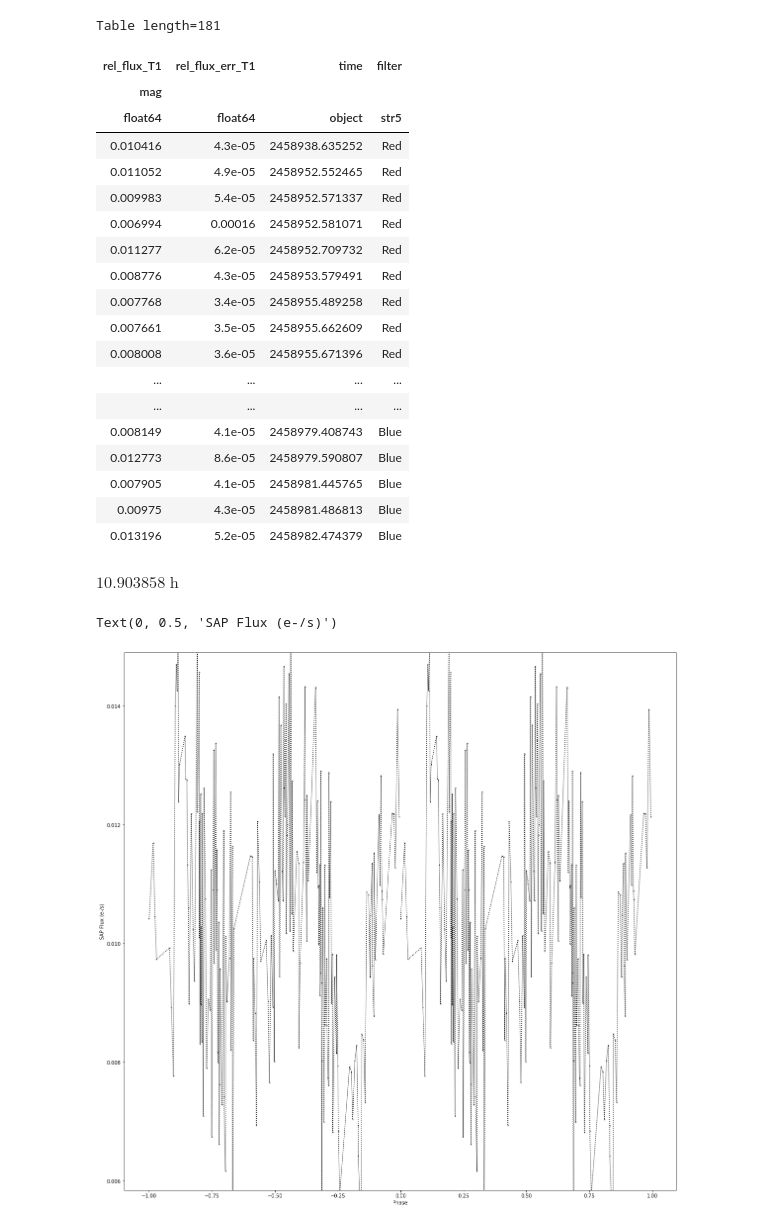
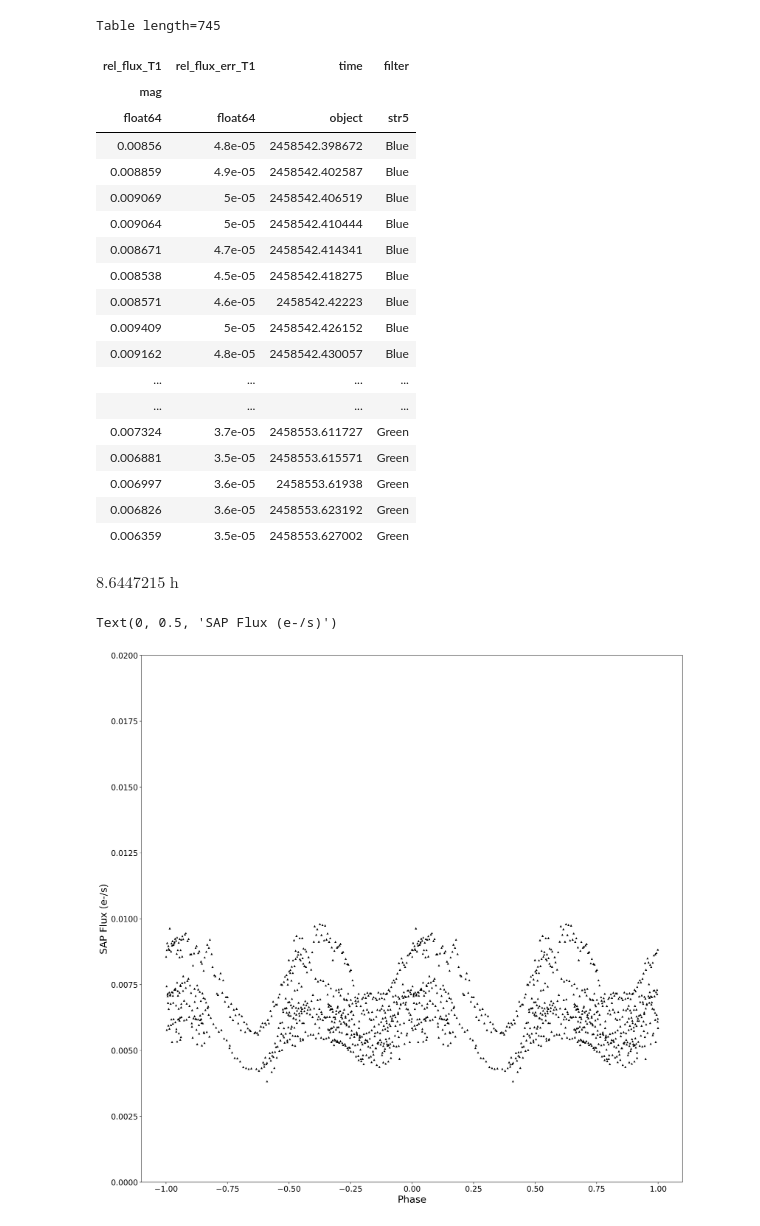
Before and after one commit to porkfactor/SXS810, a Jupyter notebook: Plot Multi-band Measurements.ipynb, the cells around one changed output. Saved outputs shown, nothing was run; the diff lists cells and outputs as text; code cells hidden in the pictures.

```diff
--- a/Plot Multi-band Measurements.ipynb
+++ b/Plot Multi-band Measurements.ipynb
@@ -33,14 +33,15 @@ def check_filter(labels):
     return values
 # %%
 # constants
-working_directory = Path('/home/localadmin')
-csv_data = working_directory / 'measurements.csv'
-swasp_data = working_directory / ''
+working_directory = Path('/data/PIRATE/FITS/')
+csv_data = working_directory / 'CRTS J092751.8-040759.csv'
 
 # TODO: automatically infer this from the FITS data
-period = 10.903858 * u.hour
+period = 8.6447215 * u.hour
+
+plt.style.use('guide.mplstyle')
 # %%
-t = Table.read(csv_data, format='ascii.csv', delimiter=',', fast_reader=False)
+t = Table.read(csv_data, format='ascii.csv', delimiter='\t', fast_reader=False)
 # curate columns
 t['JD_UTC'].unit = u.day
 t['time'] = Time(t['JD_UTC'], format='jd')
@@ -56,45 +57,51 @@ t['rel_flux_T1'].unit = 'mag'
 ts = TimeSeries(t)
 t
 # %% [output]
-Table length=181
+Table length=745
 | rel_flux_T1 | rel_flux_err_T1 | time | filter |
 | mag |  |  |  |
 | float64 | float64 | object | str5 |
-| 0.010416 | 4.3e-05 | 2458938.635252 | Red |
-| 0.011052 | 4.9e-05 | 2458952.552465 | Red |
-| 0.009983 | 5.4e-05 | 2458952.571337 | Red |
-| 0.006994 | 0.00016 | 2458952.581071 | Red |
-| 0.011277 | 6.2e-05 | 2458952.709732 | Red |
-| 0.008776 | 4.3e-05 | 2458953.579491 | Red |
-| 0.007768 | 3.4e-05 | 2458955.489258 | Red |
-| 0.007661 | 3.5e-05 | 2458955.662609 | Red |
-| 0.008008 | 3.6e-05 | 2458955.671396 | Red |
+| 0.00856 | 4.8e-05 | 2458542.398672 | Blue |
+| 0.008859 | 4.9e-05 | 2458542.402587 | Blue |
+| 0.009069 | 5e-05 | 2458542.406519 | Blue |
+| 0.009064 | 5e-05 | 2458542.410444 | Blue |
+| 0.008671 | 4.7e-05 | 2458542.414341 | Blue |
+| 0.008538 | 4.5e-05 | 2458542.418275 | Blue |
+| 0.008571 | 4.6e-05 | 2458542.42223 | Blue |
+| 0.009409 | 5e-05 | 2458542.426152 | Blue |
+| 0.009162 | 4.8e-05 | 2458542.430057 | Blue |
 | ... | ... | ... | ... |
 | ... | ... | ... | ... |
-| 0.008149 | 4.1e-05 | 2458979.408743 | Blue |
-| 0.012773 | 8.6e-05 | 2458979.590807 | Blue |
-| 0.007905 | 4.1e-05 | 2458981.445765 | Blue |
-| 0.00975 | 4.3e-05 | 2458981.486813 | Blue |
-| 0.013196 | 5.2e-05 | 2458982.474379 | Blue |
+| 0.007324 | 3.7e-05 | 2458553.611727 | Green |
+| 0.006881 | 3.5e-05 | 2458553.615571 | Green |
+| 0.006997 | 3.6e-05 | 2458553.61938 | Green |
+| 0.006826 | 3.6e-05 | 2458553.623192 | Green |
+| 0.006359 | 3.5e-05 | 2458553.627002 | Green |
 # %%
 ts_folded = ts.fold(period=period, normalize_phase=True, wrap_phase=1.0)
 ts_folded.sort('time')
 
 period.to(u.hour)
 # %% [output]
-$10.903858 \; \mathrm{h}$
+$8.6447215 \; \mathrm{h}$
 # %%
 y_min, y_max = boundify(ts_folded['rel_flux_T1'])
+y_min = 0.00
+y_max = 0.02
+marker='^'
+markersize=3
+linestyle=''
+
 
 plt.figure(figsize=(20,20))
-plt.plot(ts_folded.time, ts_folded['rel_flux_T1'], 'k.', markersize=2, linestyle=':')
-plt.plot(ts_folded.time - 1.0, ts_folded['rel_flux_T1'], 'k.', markersize=2, linestyle=':')
+plt.plot(ts_folded.time, ts_folded['rel_flux_T1'], 'k.', markersize=markersize, marker=marker, linestyle=linestyle)
+plt.plot(ts_folded.time - 1.0, ts_folded['rel_flux_T1'], 'k.', markersize=markersize, marker=marker, linestyle=linestyle)
 plt.ylim(bottom=y_min, top=y_max)
 plt.xlabel('Phase')
 plt.ylabel('SAP Flux (e-/s)')
 # %% [output]
 Text(0, 0.5, 'SAP Flux (e-/s)')
-[figure, old version]
+[figure, new version]
 # %%
 # seperate the colour channels
 ts_red = ts_folded[ts_folded['filter'] == 'Red']
```
Also changed, not shown: parts of 2 cells of this notebook.
